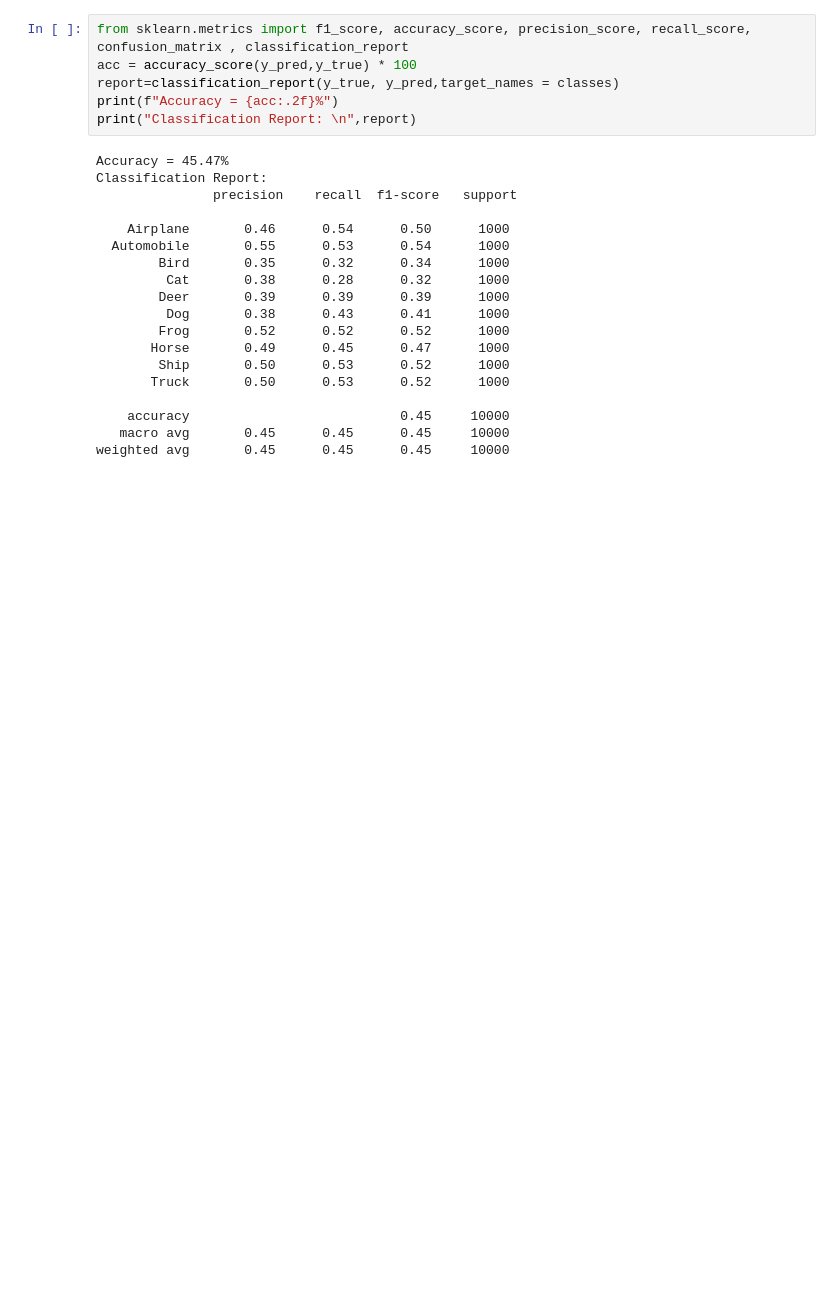
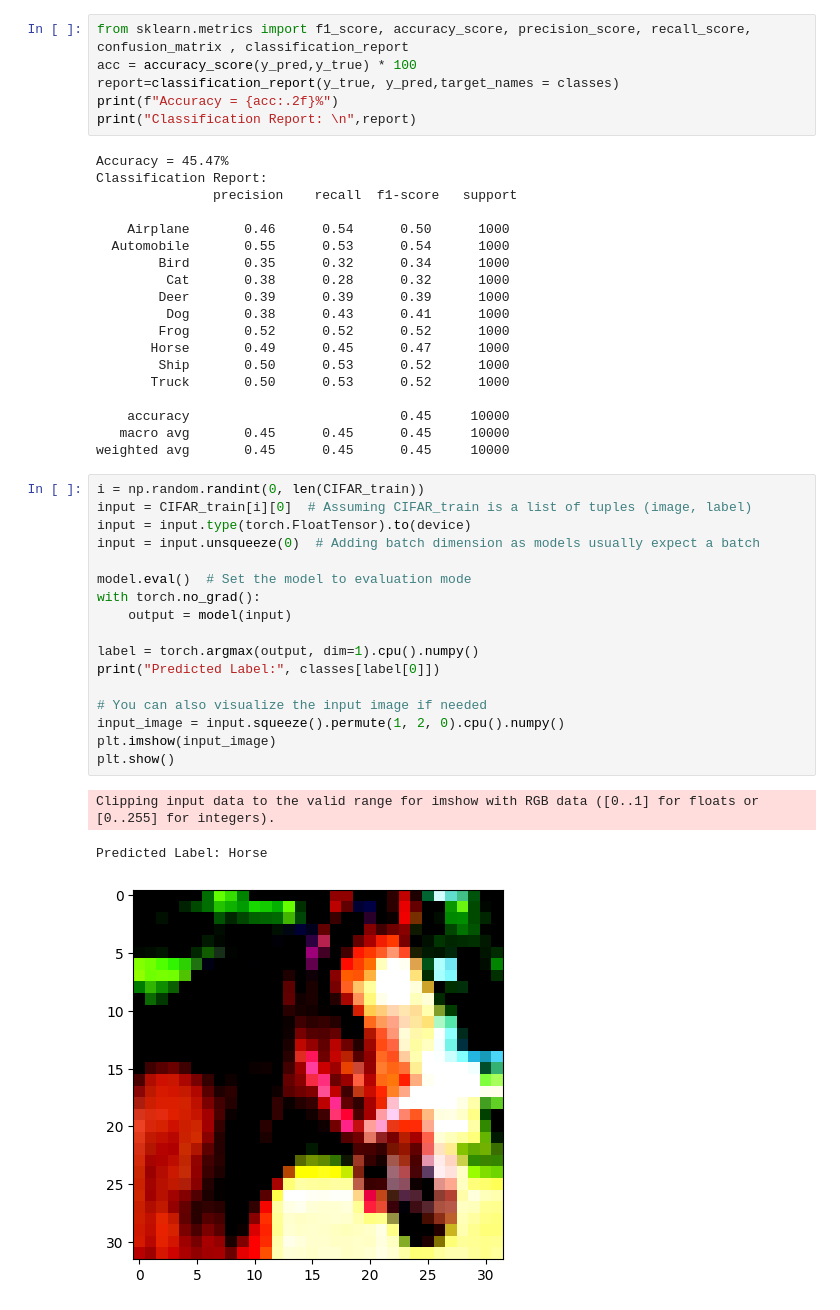
Before and after one commit to Hassan-Tamer/Intro_to_ml, a Jupyter notebook: assignment2/tranfer_learning_googleNet.ipynb, the cells around one changed output. Saved outputs shown, nothing was run; the diff lists cells and outputs as text; blank space fills up the shorter version.

```diff
--- a/assignment2/tranfer_learning_googleNet.ipynb
+++ b/assignment2/tranfer_learning_googleNet.ipynb
@@ -221,3 +223,24 @@ Classification Report:
     accuracy                           0.45     10000
    macro avg       0.45      0.45      0.45     10000
 weighted avg       0.45      0.45      0.45     10000
+# %%
+i = np.random.randint(0, len(CIFAR_train))
+input = CIFAR_train[i][0]  # Assuming CIFAR_train is a list of tuples (image, label)
+input = input.type(torch.FloatTensor).to(device)
+input = input.unsqueeze(0)  # Adding batch dimension as models usually expect a batch
+
+model.eval()  # Set the model to evaluation mode
+with torch.no_grad():
+    output = model(input)
+
+label = torch.argmax(output, dim=1).cpu().numpy()
+print("Predicted Label:", classes[label[0]])
+
+# You can also visualize the input image if needed
+input_image = input.squeeze().permute(1, 2, 0).cpu().numpy()
+plt.imshow(input_image)
+plt.show()
+# %% [output]
+Clipping input data to the valid range for imshow with RGB data ([0..1] for floats or [0..255] for integers).
+Predicted Label: Horse
+[figure, added]
```
Also changed, not shown: parts of 8 cells of this notebook.
